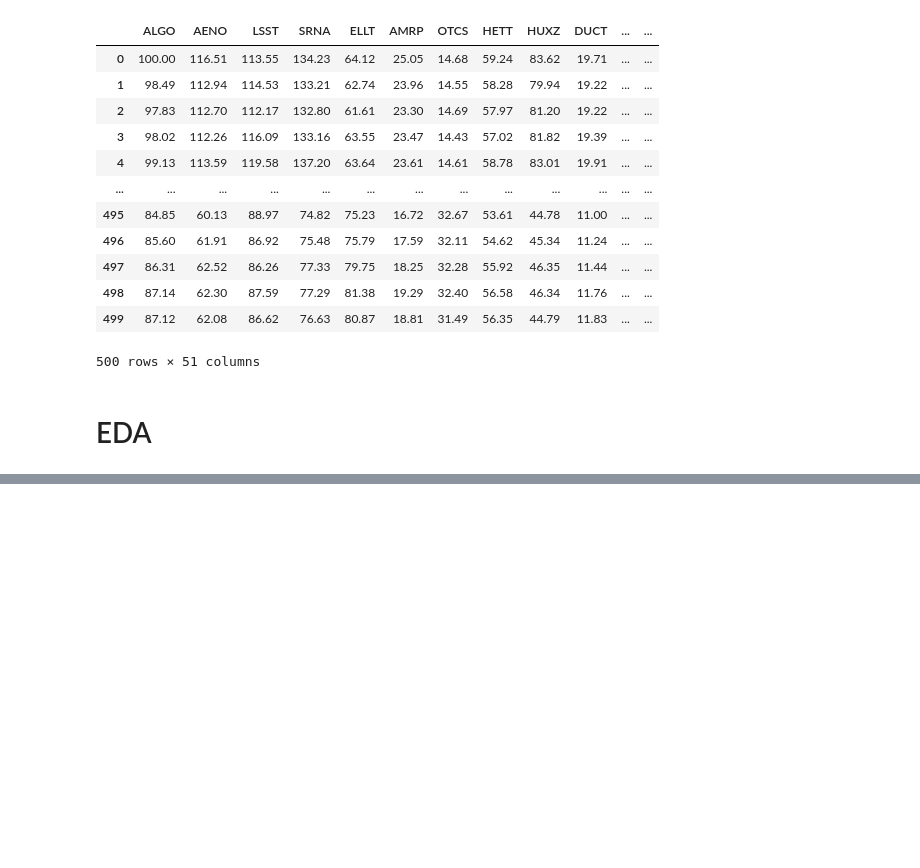
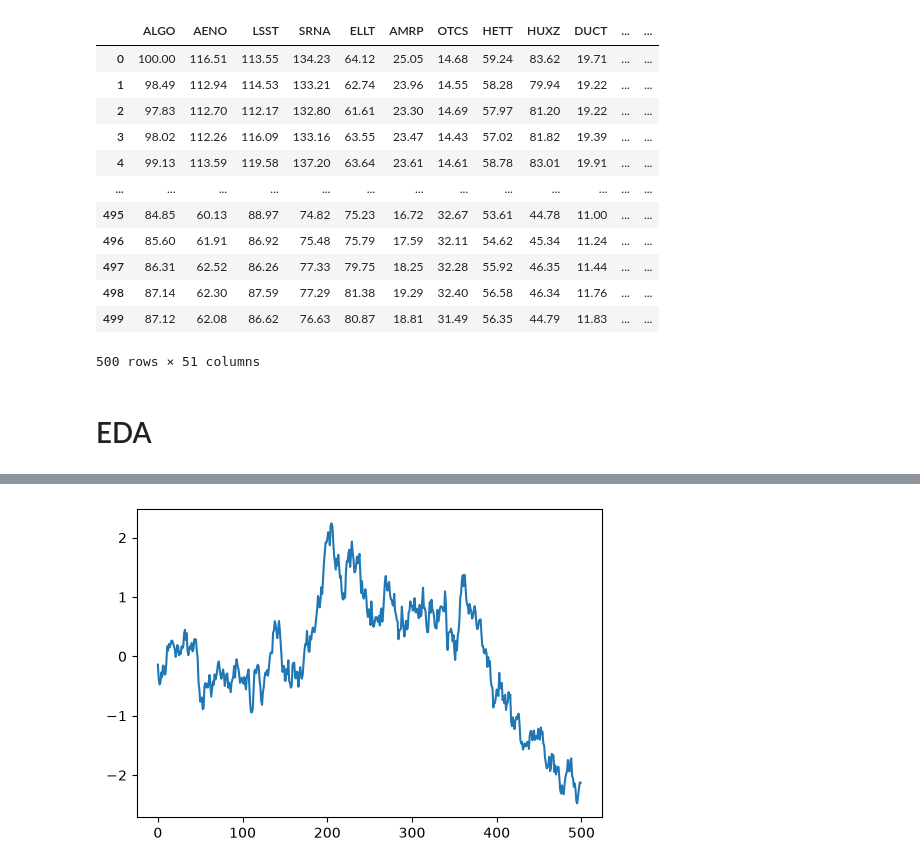
Before and after one commit to kvngu0/algothon2026_AlphaLeak, a Jupyter notebook: Test1.ipynb, the cells around one changed output, grey strips where cells are left out. Cells and saved outputs as stored; diff of their text form; code cells hidden in the pictures; blank space fills up the shorter version.

```diff
--- a/Test1.ipynb
+++ b/Test1.ipynb
@@ -67,0 +194,8 @@ plt.show()
+# %%
+# Small plot
+y = t1_norm
+x = np.arange(0, t1.shape[0])
+
+plot_graph(x, y)
+# %% [output]
+[figure, added]
```
Also changed, not shown: parts of 40 cells of this notebook, 3 other files.
